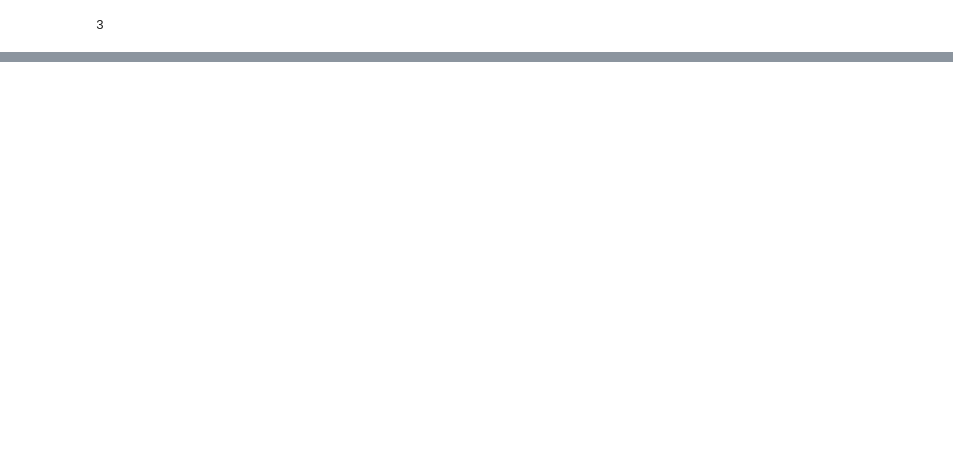
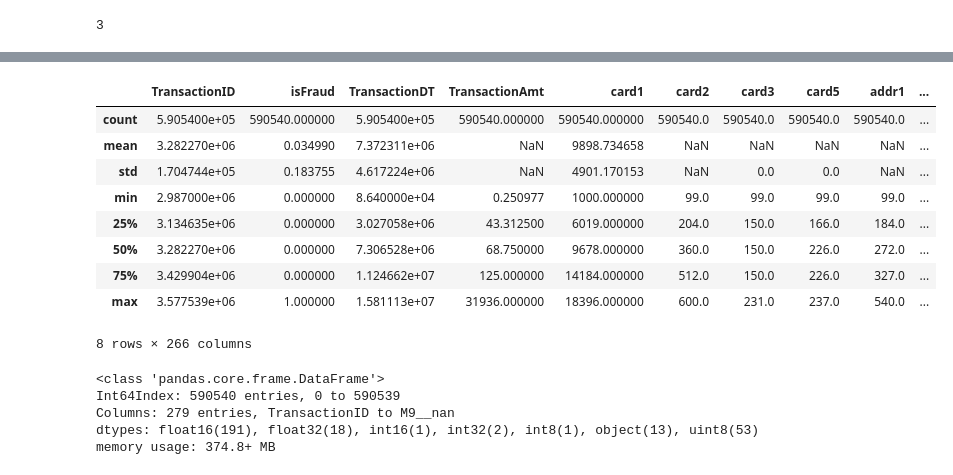
Before and after one commit to Azson/machineLearning, a Jupyter notebook: kaggle/CIS Fraud Detection/CIS Fraud Detection-DA.ipynb, the cells around one changed output, grey strips where cells are left out. Cells and saved outputs as stored; diff of their text form; code cells hidden in the pictures; blank space fills up the shorter version.

Commit message:
add dummy catagory features

```diff
--- a/kaggle/CIS Fraud Detection/CIS Fraud Detection-DA.ipynb
+++ b/kaggle/CIS Fraud Detection/CIS Fraud Detection-DA.ipynb
@@ -374,0 +491,38 @@ gc.collect()
+# %%
+#d1 = pd.get_dummies(df_train['M1'], dummy_na=True, prefix='M1_')
+#except P_emaildomain
+#部分列取值范围不一样，甚至test取值比train取值更广，是以train的为准，还是全集为准
+def fill_dummy_category(props):
+    start_mem_usg = props.memory_usage().sum() / 1024**2
+    print("Memory usage of properties dataframe is :",start_mem_usg," MB")
+    print("before, data shape {0}".format(props.shape))
+    need_drop = []
+    need_add = pd.DataFrame()
+    for col in props.columns:
+        if props[col].dtype == object:  # Exclude strings
+
+            need_drop.append(col)
+
+            # Print current column type
+            print("******************************")
+            print("Column: ",col)
+            #print("dtype before: ",props[col].dtype)
+            print("取值种类: {0}".format(len(props[col].value_counts(dropna=False).index)))
+
+            dummy = pd.get_dummies(props[col], dummy_na=True, prefix='%s_'%col)
+
+            need_add = pd.concat((need_add, dummy), axis=1)
+
+
+    props = props.drop(need_drop, axis=1)
+    props = pd.concat((props, need_add), axis=1)
+    # Print final result
+    print("___MEMORY USAGE AFTER COMPLETION:___")
+    mem_usg = props.memory_usage().sum() / 1024**2
+    print("Memory usage is: ",mem_usg," MB")
+    print("This is ",100*mem_usg/start_mem_usg,"% of the initial size")
+    print("after, data shape {0}".format(props.shape))
+    return props
+
+df_train = fill_dummy_category(df_train)
+df_test = fill_dummy_category(df_test)
@@ -374,0 +555,21 @@ gc.collect()
+# %%
+df_train.describe()
+# %% [output]
+|  | TransactionID | isFraud | TransactionDT | TransactionAmt | card1 | card2 | card3 | card5 | addr1 | ... |
+| count | 5.905400e+05 | 590540.000000 | 5.905400e+05 | 590540.000000 | 590540.000000 | 590540.0 | 590540.0 | 590540.0 | 590540.0 | ... |
+| mean | 3.282270e+06 | 0.034990 | 7.372311e+06 | NaN | 9898.734658 | NaN | NaN | NaN | NaN | ... |
+| std | 1.704744e+05 | 0.183755 | 4.617224e+06 | NaN | 4901.170153 | NaN | 0.0 | 0.0 | NaN | ... |
+| min | 2.987000e+06 | 0.000000 | 8.640000e+04 | 0.250977 | 1000.000000 | 99.0 | 99.0 | 99.0 | 99.0 | ... |
+| 25% | 3.134635e+06 | 0.000000 | 3.027058e+06 | 43.312500 | 6019.000000 | 204.0 | 150.0 | 166.0 | 184.0 | ... |
+| 50% | 3.282270e+06 | 0.000000 | 7.306528e+06 | 68.750000 | 9678.000000 | 360.0 | 150.0 | 226.0 | 272.0 | ... |
+| 75% | 3.429904e+06 | 0.000000 | 1.124662e+07 | 125.000000 | 14184.000000 | 512.0 | 150.0 | 226.0 | 327.0 | ... |
+| max | 3.577539e+06 | 1.000000 | 1.581113e+07 | 31936.000000 | 18396.000000 | 600.0 | 231.0 | 237.0 | 540.0 | ... |
+8 rows × 266 columns
+# %%
+df_train.info()
+# %% [output]
+<class 'pandas.core.frame.DataFrame'>
+Int64Index: 590540 entries, 0 to 590539
+Columns: 279 entries, TransactionID to M9__nan
+dtypes: float16(191), float32(18), int16(1), int32(2), int8(1), object(13), uint8(53)
+memory usage: 374.8+ MB
```
Also changed, not shown: parts of 15 cells of this notebook.
